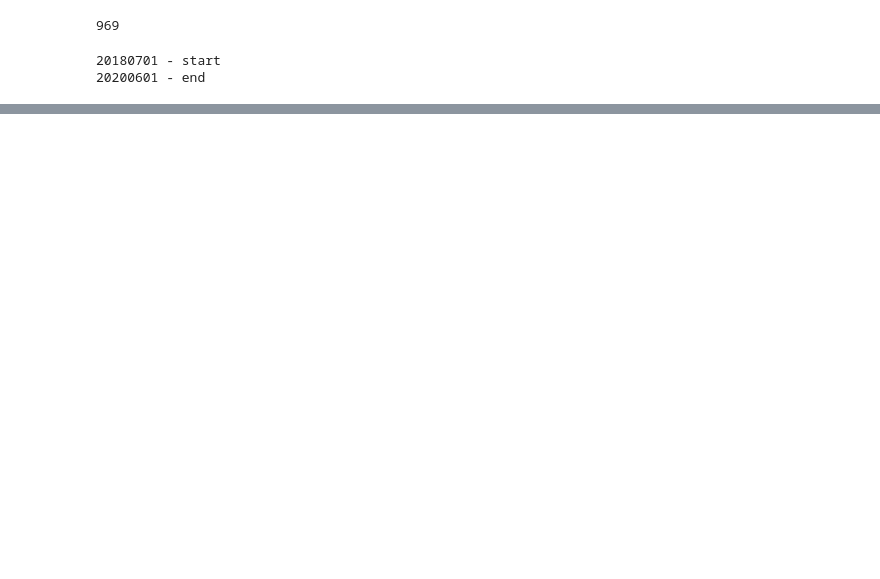
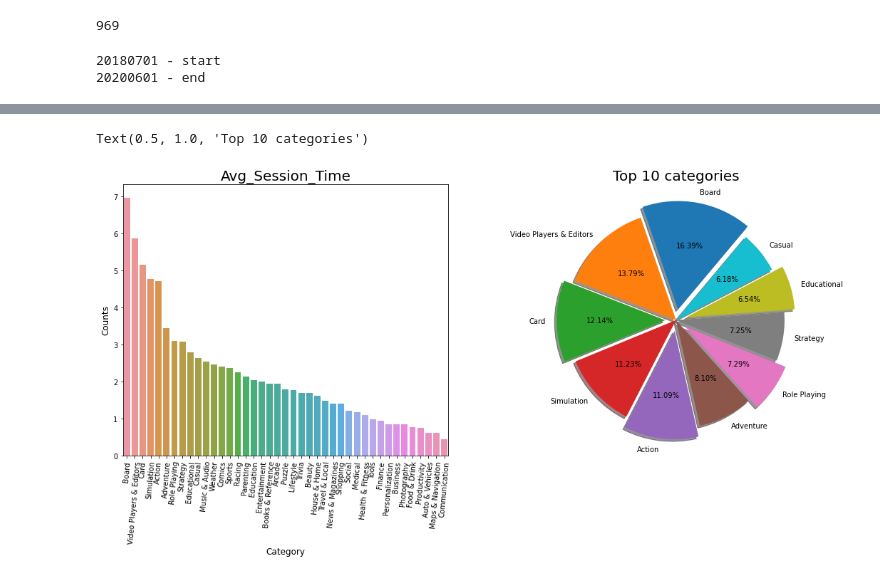
Before and after one commit to yagnik99/Funds-Prediction-for-a-Startup, a Jupyter notebook: Yagnik_Pandya_Capstone_Project_4_Startup_Funding_Prediction.ipynb, the cells around one changed output, grey strips where cells are left out. Saved outputs shown, nothing was run; the diff lists cells and outputs as text; code cells hidden in the pictures; blank space fills up the shorter version.

```diff
--- a/Yagnik_Pandya_Capstone_Project_4_Startup_Funding_Prediction.ipynb
+++ b/Yagnik_Pandya_Capstone_Project_4_Startup_Funding_Prediction.ipynb
@@ -185,0 +350,21 @@ Funded = data[data['funding_ind']==1]
+# %%
+numerical = ['Avg_Session_Time', 'Open_Rate', 'Reach', 'Total_Session_Time']
+# %%
+for i in numerical:
+  temp = pd.DataFrame(Funded_df.groupby(['Application Category'])['Avg_Session_Time'].mean())
+  temp = temp.sort_values(['Avg_Session_Time'], ascending=False)
+
+ax1 = plt.subplot(121)
+sns.barplot(x=temp.index, y= temp['Avg_Session_Time'] )
+plt.xlabel('Category', fontsize = 12)
+plt.xticks(rotation=85)
+plt.ylabel('Counts', fontsize = 12)
+ax1.set_title('Avg_Session_Time', fontsize = 20)
+
+ax2 = plt.subplot(122)
+explode =(0.1,0,0.1,0, 0.1,0,0.1,0, 0.1, 0)
+plt.pie(temp.head(10), labels=temp.head(10).index, startangle=50, shadow = True, explode = explode, autopct='%1.2f%%')
+ax2.set_title('Top 10 categories', fontsize = 20)
+# %% [output]
+Text(0.5, 1.0, 'Top 10 categories')
+[figure, added]
```
Also changed, not shown: parts of 32 cells of this notebook.
